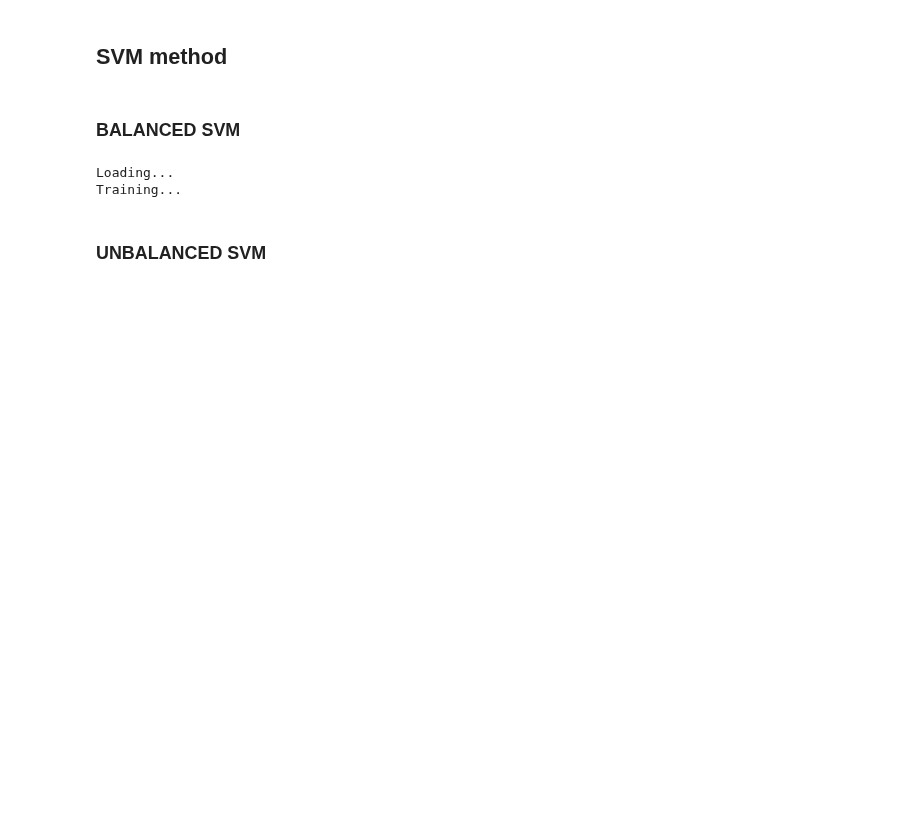
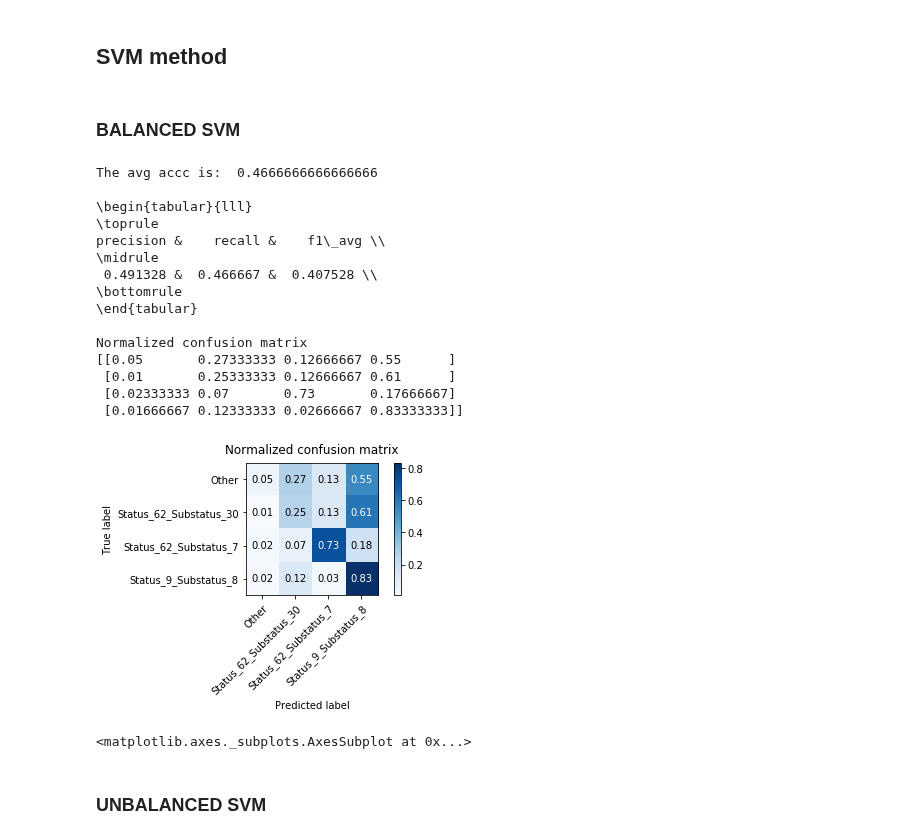
Before and after one commit to StianIsmar/project-thesis, a Jupyter notebook: TE/models/run_models_stian.ipynb, the cells around one changed output. Drawn from its saved outputs; the diff is of its cells as text; code cells hidden in the pictures; blank space fills up the shorter version.

```diff
--- a/TE/models/run_models_stian.ipynb
+++ b/TE/models/run_models_stian.ipynb
@@ -219,11 +238,30 @@ X_test_scaled_smote ,y_test_smote = sm.fit_resample(X_test_scaled, y_test)
 # %% [markdown]
 ### BALANCED SVM
-# %%
-# Balanced
-svm1 = svm_method.get_svm_model_balanced(X_train_scaled, X_test_scaled, y_train, y_test)
-# %% [output]
-Loading...
-Training...
+# %%
+# Balanced
+svm_balanced = SVC(kernel='poly', gamma='auto', random_state=12,class_weight='balanced')
+df_svm_balanced, y_true_svm_balanced, y_pred_svm_balanced = performance_measure.cross_validate_model(svm_balanced,X_scaled,y)
+performance_measure.plot_confusion_matrix(y_true_svm_balanced,y_pred_svm_balanced,normalize=True)
+
+# svm1 = svm_method.get_svm_model_balanced(X_train_scaled, X_test_scaled, y_train, y_test)
+# %% [output]
+The avg accc is:  0.4666666666666666
+
+\begin{tabular}{lll}
+\toprule
+precision &    recall &    f1\_avg \\
+\midrule
+ 0.491328 &  0.466667 &  0.407528 \\
+\bottomrule
+\end{tabular}
+
+Normalized confusion matrix
+[[0.05       0.27333333 0.12666667 0.55      ]
+ [0.01       0.25333333 0.12666667 0.61      ]
+ [0.02333333 0.07       0.73       0.17666667]
+ [0.01666667 0.12333333 0.02666667 0.83333333]]
+[figure, added]
+<matplotlib.axes._subplots.AxesSubplot at 0x...>
 # %% [markdown]
 ### UNBALANCED SVM
 # %%
```
Also changed, not shown: parts of 34 cells of this notebook, 3 other files.
